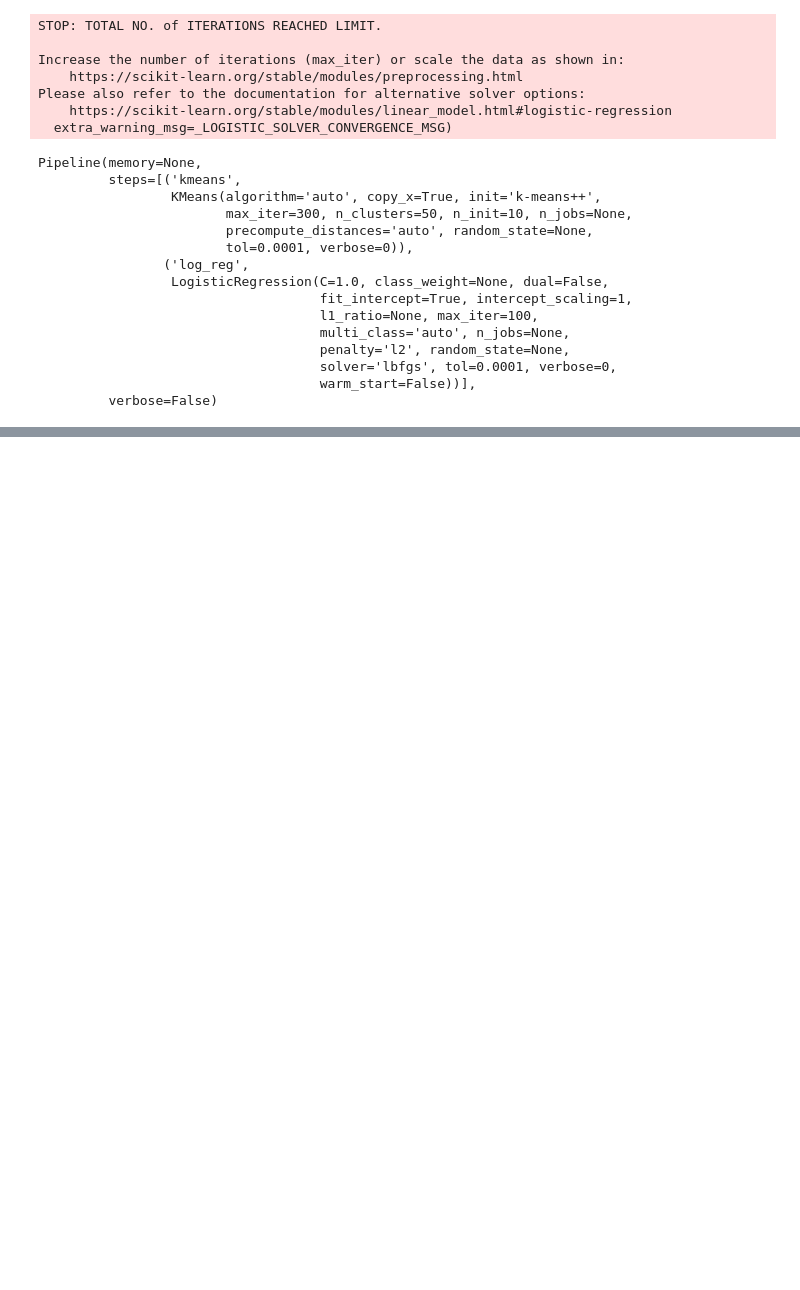
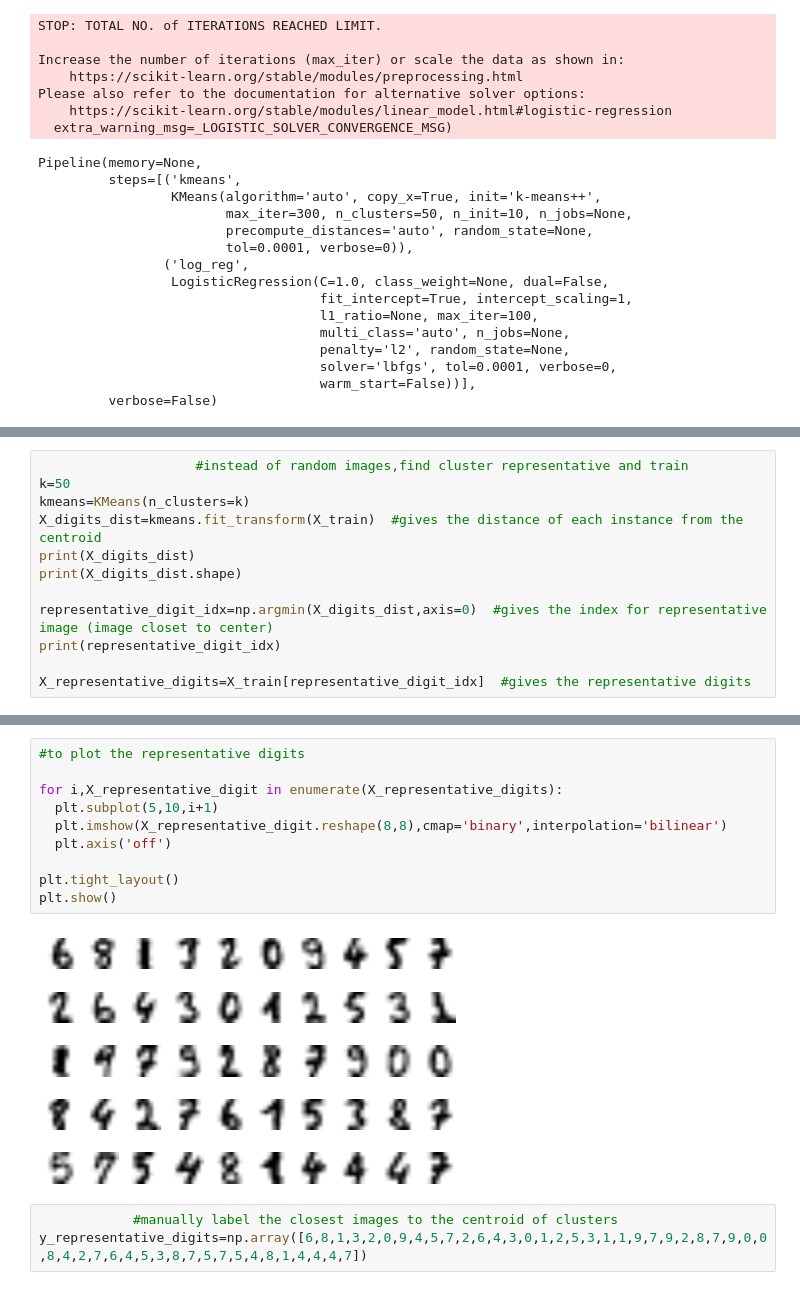
Before and after one commit to DhurbaBrl/machine_learning_book, a Jupyter notebook: unsupervised_learning.ipynb, the cells around one changed output, grey strips where cells are left out. Cells and saved outputs as stored; diff of their text form; blank space fills up the shorter version.

Commit message:
clustering for semi-supervised learning and DBSCAN

```diff
--- a/unsupervised_learning.ipynb
+++ b/unsupervised_learning.ipynb
@@ -419,0 +440,12 @@ grid_clf.best_params_   #the optimum number of K is this
+# %%
+                    #instead of random images,find cluster representative and train
+k=50
+kmeans=KMeans(n_clusters=k)
+X_digits_dist=kmeans.fit_transform(X_train)  #gives the distance of each instance from the centroid
+print(X_digits_dist)
+print(X_digits_dist.shape)
+
+representative_digit_idx=np.argmin(X_digits_dist,axis=0)  #gives the index for representative image (image closet to center)
+print(representative_digit_idx)
+
+X_representative_digits=X_train[representative_digit_idx]  #gives the representative digits
@@ -419,0 +471,15 @@ grid_clf.best_params_   #the optimum number of K is this
+# %%
+#to plot the representative digits
+
+for i,X_representative_digit in enumerate(X_representative_digits):
+  plt.subplot(5,10,i+1)
+  plt.imshow(X_representative_digit.reshape(8,8),cmap='binary',interpolation='bilinear')
+  plt.axis('off')
+
+plt.tight_layout()
+plt.show()
+# %% [output]
+[figure, added]
+# %%
+            #manually label the closest images to the centroid of clusters
+y_representative_digits=np.array([6,8,1,3,2,0,9,4,5,7,2,6,4,3,0,1,2,5,3,1,1,9,7,9,2,8,7,9,0,0,8,4,2,7,6,4,5,3,8,7,5,7,5,4,8,1,4,4,4,7])
```
Also changed, not shown: parts of 33 cells of this notebook.
